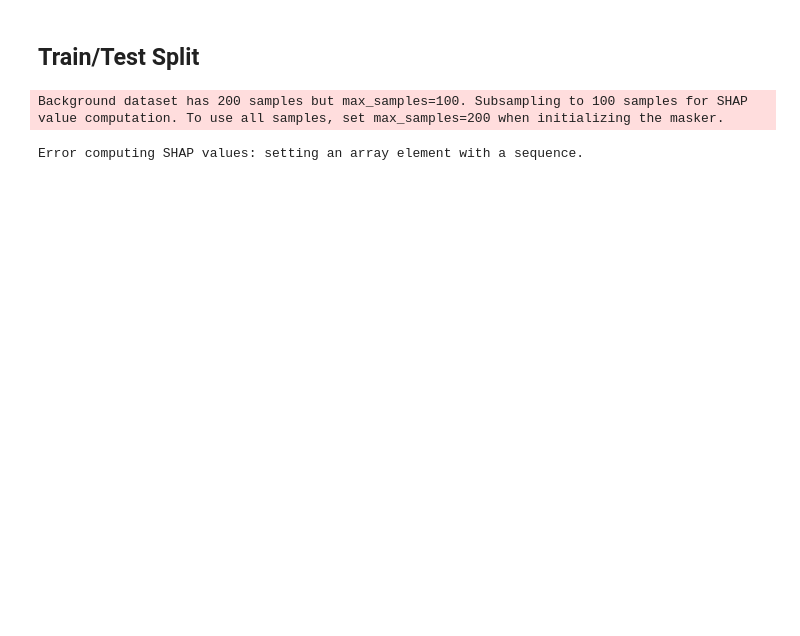
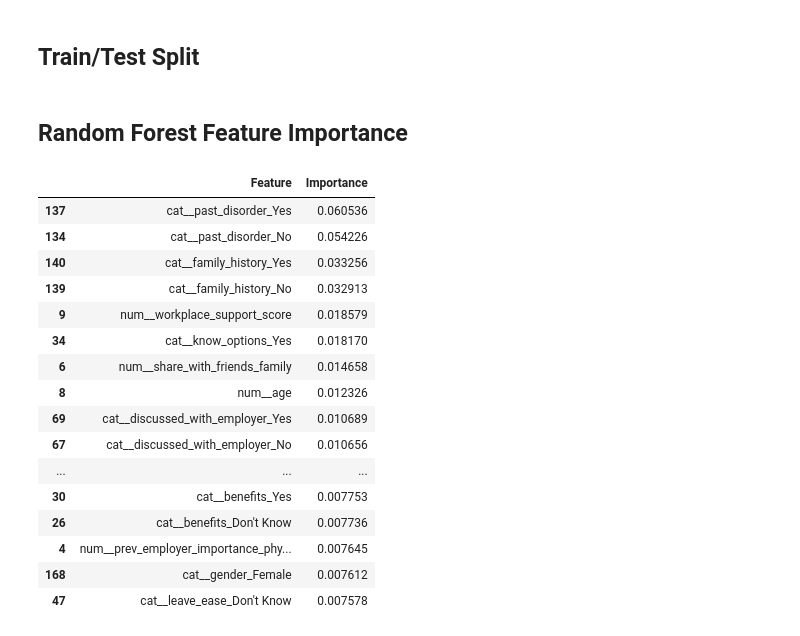
Before and after one commit to acelin009/MentalHealth-AI, a Jupyter notebook: notebooks/08_Model_Explainability.ipynb, the cells around one changed output. Drawn from its saved outputs; the diff is of its cells as text; code cells hidden in the pictures; blank space fills up the shorter version.

```diff
--- a/notebooks/08_Model_Explainability.ipynb
+++ b/notebooks/08_Model_Explainability.ipynb
@@ -105,9 +95,39 @@ X_sample = X_test.sample(
+# %% [markdown]
+## Random Forest Feature Importance
 # %%
-explainer, explanation, feature_names = compute_shap_values(
-    model,
-    X_sample
+rf = model.named_steps["classifier"]
+
+preprocessor = model.named_steps["preprocessor"]
+
+feature_names = preprocessor.get_feature_names_out()
+
+importance = pd.DataFrame({
+    "Feature": feature_names,
+    "Importance": rf.feature_importances_
+})
+
+importance = importance.sort_values(
+    "Importance",
+    ascending=False
 )
+
+importance.head(20)
 # %% [output]
-Background dataset has 200 samples but max_samples=100. Subsampling to 100 samples for SHAP value computation. To use all samples, set max_samples=200 when initializing the masker.
-Error computing SHAP values: setting an array element with a sequence.
+|  | Feature | Importance |
+| 137 | cat__past_disorder_Yes | 0.060536 |
+| 134 | cat__past_disorder_No | 0.054226 |
+| 140 | cat__family_history_Yes | 0.033256 |
+| 139 | cat__family_history_No | 0.032913 |
+| 9 | num__workplace_support_score | 0.018579 |
+| 34 | cat__know_options_Yes | 0.018170 |
+| 6 | num__share_with_friends_family | 0.014658 |
+| 8 | num__age | 0.012326 |
+| 69 | cat__discussed_with_employer_Yes | 0.010689 |
+| 67 | cat__discussed_with_employer_No | 0.010656 |
+| ... | ... | ... |
+| 30 | cat__benefits_Yes | 0.007753 |
+| 26 | cat__benefits_Don't Know | 0.007736 |
+| 4 | num__prev_employer_importance_phy... | 0.007645 |
+| 168 | cat__gender_Female | 0.007612 |
+| 47 | cat__leave_ease_Don't Know | 0.007578 |
 # %%
```
Also changed, not shown: parts of 11 cells of this notebook.
